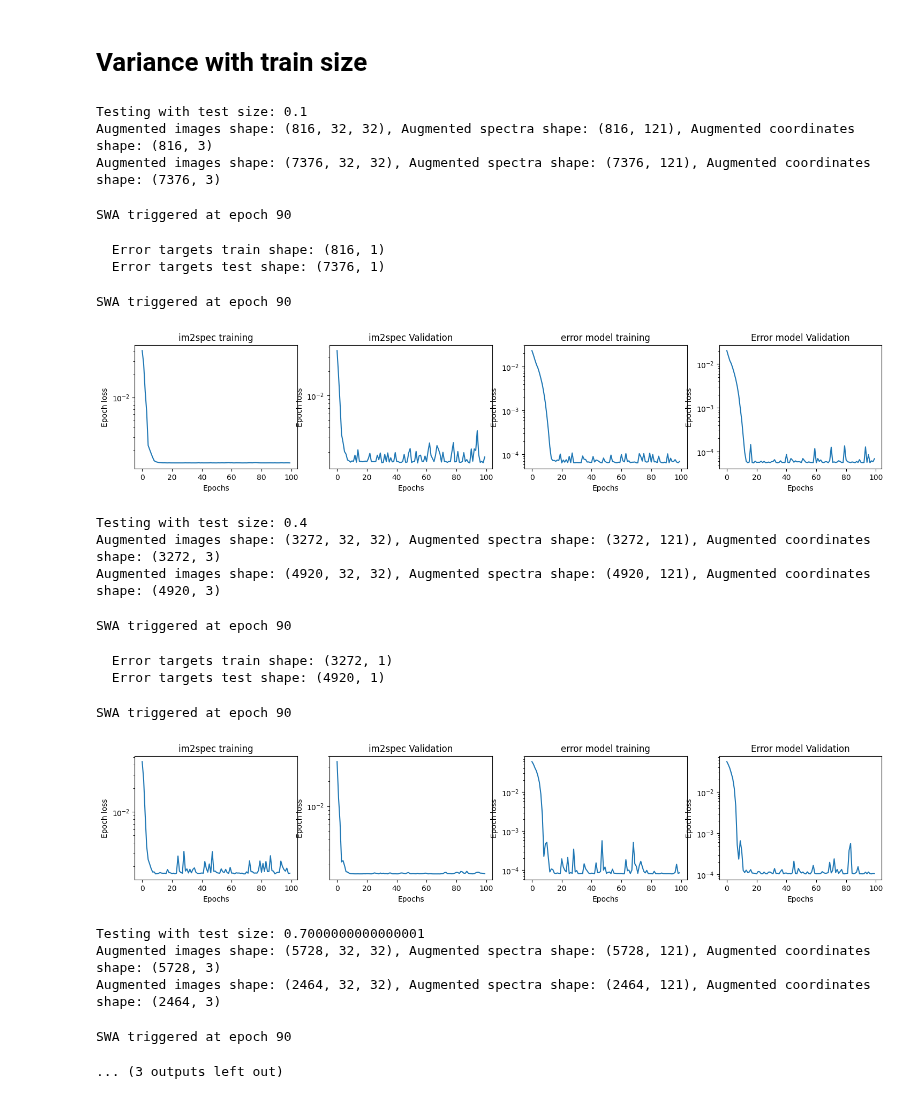
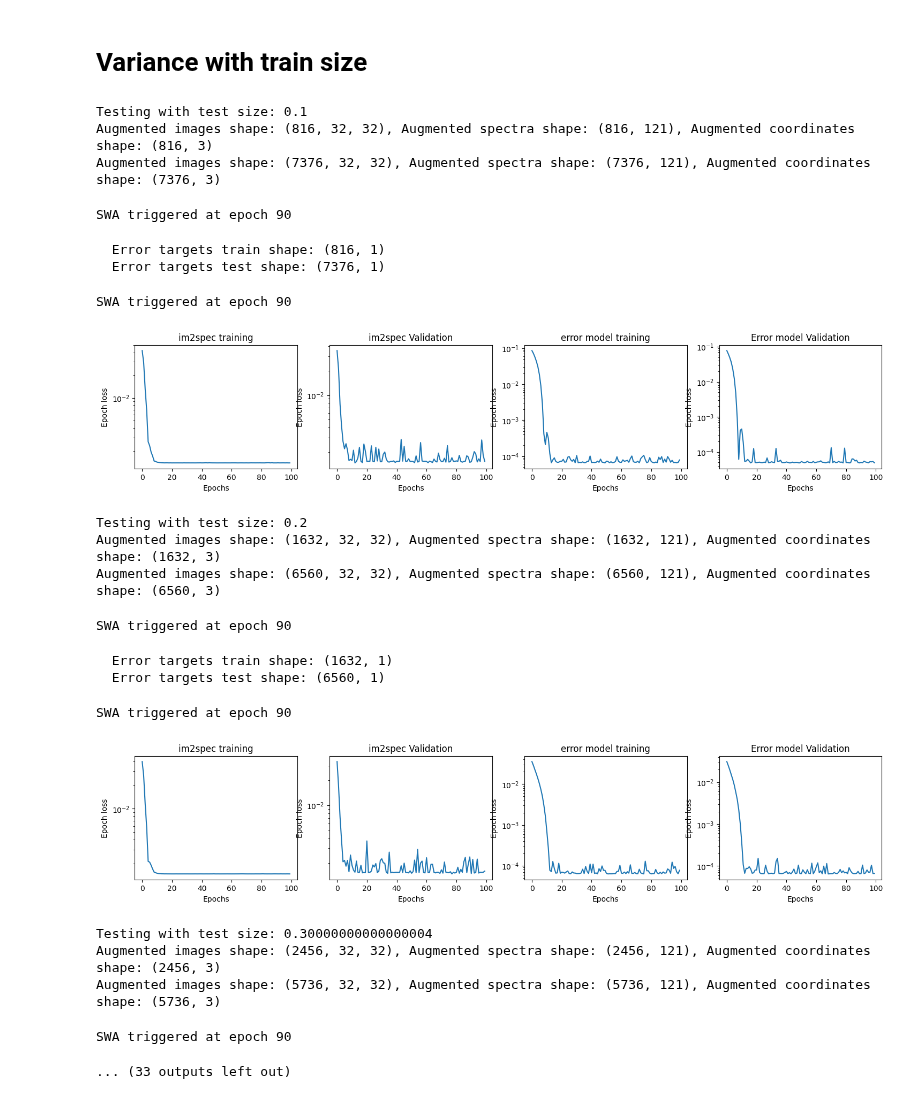
Before and after one commit to gnganesh99/NN_Error, a Jupyter notebook: notebooks/STM/stm_multiscale_train_size_variance.ipynb, the cells around one changed output. Drawn from its saved outputs; the diff is of its cells as text; code cells hidden in the pictures.

```diff
--- a/notebooks/STM/stm_multiscale_train_size_variance.ipynb
+++ b/notebooks/STM/stm_multiscale_train_size_variance.ipynb
@@ -160,7 +160,15 @@ def split_augment(train_size, random_state = 42):
 
   return images_tr_aug, images_test_aug, spectra_tr_aug, spectra_test_aug
 # %%
-train_sizes = np.arange(0.1, 1, 0.3)
+from sklearn.model_selection import train_test_split
+device = torch.device("cuda" if torch.cuda.is_available() else "cpu")
+in_dim = images[0].shape  # Input dimensions (image height and width)
+out_dim = len(spectra[0])  # Output dimensions (spectra length)
+
+images_all = images.copy()
+spectra_all = spectra.copy()
+swap_coordinates_all = swap_coordinates.copy()
+train_sizes = np.arange(0.1, 1, 0.1)
 
 im2spec_train_losses = []
 im2spec_val_losses = []
@@ -251,45 +259,45 @@ for ts in train_sizes:
     )
 
     error_model_ts, error_train_loss_ts, error_val_loss_ts = train_model(
         error_model_ts,
         error_training_dataset_ts,
         n_batches=6,
         lr=1e-3,
         patience=10,
         n_epochs=n_epochs_error,
         partial_train=True,
         use_swa = True,
         last_swa_epochs = 0.1
     )
 
     plot_training_loss([im2spec_train_loss_ts], [im2spec_val_loss_ts], error_train_loss_ts, error_val_loss_ts)
 
     # Append all losses to the lists for box plotting
     error_train_losses.append(error_train_loss_ts)
     error_test_losses.append(error_mean_test_ts)
     error_val_losses.append(error_val_loss_ts)
 # %% [output]
 Testing with test size: 0.1
 Augmented images shape: (816, 32, 32), Augmented spectra shape: (816, 121), Augmented coordinates shape: (816, 3)
 Augmented images shape: (7376, 32, 32), Augmented spectra shape: (7376, 121), Augmented coordinates shape: (7376, 3)
 SWA triggered at epoch 90
   Error targets train shape: (816, 1)
   Error targets test shape: (7376, 1)
 SWA triggered at epoch 90
-[figure, old version]
+[figure, new version]
-Testing with test size: 0.4
-Augmented images shape: (3272, 32, 32), Augmented spectra shape: (3272, 121), Augmented coordinates shape: (3272, 3)
-Augmented images shape: (4920, 32, 32), Augmented spectra shape: (4920, 121), Augmented coordinates shape: (4920, 3)
+Testing with test size: 0.2
+Augmented images shape: (1632, 32, 32), Augmented spectra shape: (1632, 121), Augmented coordinates shape: (1632, 3)
+Augmented images shape: (6560, 32, 32), Augmented spectra shape: (6560, 121), Augmented coordinates shape: (6560, 3)
 SWA triggered at epoch 90
-  Error targets train shape: (3272, 1)
-  Error targets test shape: (4920, 1)
+  Error targets train shape: (1632, 1)
+  Error targets test shape: (6560, 1)
 SWA triggered at epoch 90
-[figure, old version]
+[figure, new version]
-Testing with test size: 0.7000000000000001
-Augmented images shape: (5728, 32, 32), Augmented spectra shape: (5728, 121), Augmented coordinates shape: (5728, 3)
-Augmented images shape: (2464, 32, 32), Augmented spectra shape: (2464, 121), Augmented coordinates shape: (2464, 3)
+Testing with test size: 0.30000000000000004
+Augmented images shape: (2456, 32, 32), Augmented spectra shape: (2456, 121), Augmented coordinates shape: (2456, 3)
+Augmented images shape: (5736, 32, 32), Augmented spectra shape: (5736, 121), Augmented coordinates shape: (5736, 3)
 SWA triggered at epoch 90
-... (3 outputs left out)
+... (33 outputs left out)
 # %%
 import numpy as np
 import matplotlib.pyplot as plt
```
Also changed, not shown: parts of 3 cells of this notebook.
